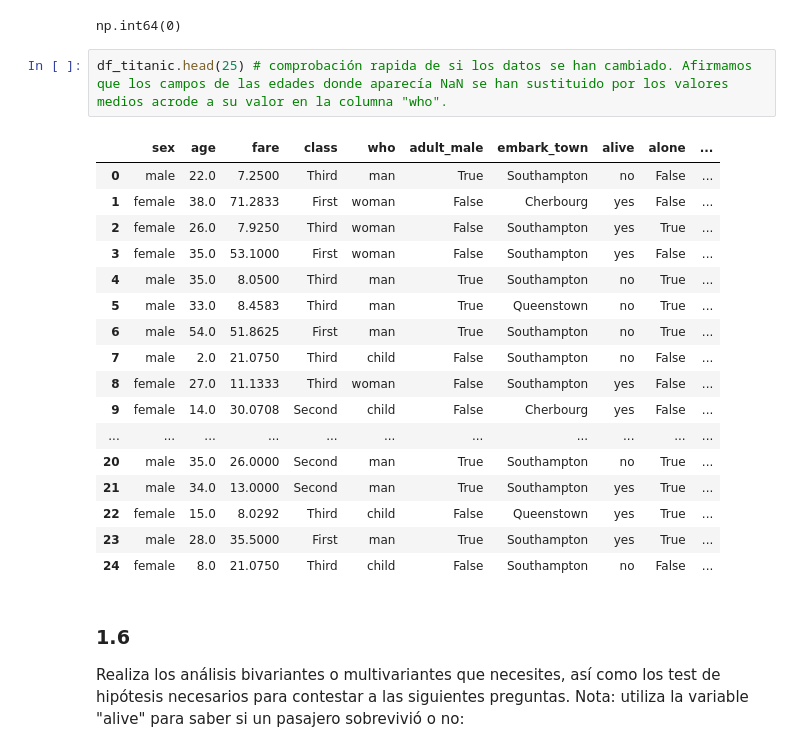
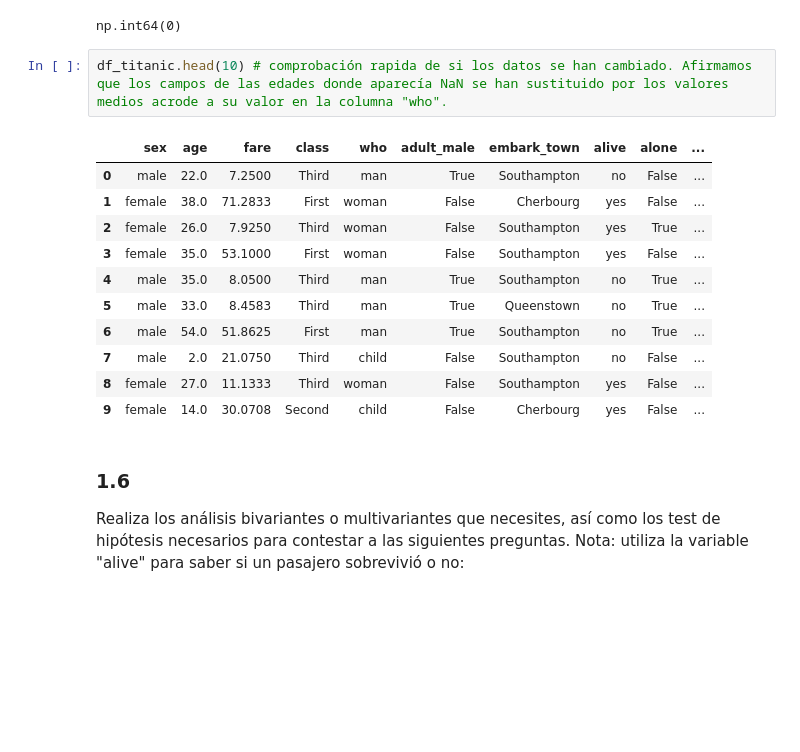
Before and after one commit to CristianZB-dev/MIS_PRACTICAS, a Jupyter notebook: 03_Analisis_de_Datos/Sprint_07/Unidad_02/Practica_Obligatoria/18_Practica_Obligatoria_Multivariante.ipynb, the cells around one changed output. Saved outputs shown, nothing was run; the diff lists cells and outputs as text; blank space fills up the shorter version.

```diff
--- a/03_Analisis_de_Datos/Sprint_07/Unidad_02/Practica_Obligatoria/18_Practica_Obligatoria_Multivariante.ipynb
+++ b/03_Analisis_de_Datos/Sprint_07/Unidad_02/Practica_Obligatoria/18_Practica_Obligatoria_Multivariante.ipynb
@@ -129,25 +129,19 @@ df_titanic['age'].isnull().sum() # calculamos el número total de valores nulos
 # %% [output]
 np.int64(0)
 # %%
-df_titanic.head(25) # comprobación rapida de si los datos se han cambiado. Afirmamos que los campos de las edades donde aparecía NaN se han sustituido por los valores medios acrode a su valor en la columna "who".
+df_titanic.head(10) # comprobación rapida de si los datos se han cambiado. Afirmamos que los campos de las edades donde aparecía NaN se han sustituido por los valores medios acrode a su valor en la columna "who".
 # %% [output]
 |  | sex | age | fare | class | who | adult_male | embark_town | alive | alone | ... |
 | 0 | male | 22.0 | 7.2500 | Third | man | True | Southampton | no | False | ... |
 | 1 | female | 38.0 | 71.2833 | First | woman | False | Cherbourg | yes | False | ... |
 | 2 | female | 26.0 | 7.9250 | Third | woman | False | Southampton | yes | True | ... |
 | 3 | female | 35.0 | 53.1000 | First | woman | False | Southampton | yes | False | ... |
 | 4 | male | 35.0 | 8.0500 | Third | man | True | Southampton | no | True | ... |
 | 5 | male | 33.0 | 8.4583 | Third | man | True | Queenstown | no | True | ... |
 | 6 | male | 54.0 | 51.8625 | First | man | True | Southampton | no | True | ... |
 | 7 | male | 2.0 | 21.0750 | Third | child | False | Southampton | no | False | ... |
 | 8 | female | 27.0 | 11.1333 | Third | woman | False | Southampton | yes | False | ... |
 | 9 | female | 14.0 | 30.0708 | Second | child | False | Cherbourg | yes | False | ... |
-| ... | ... | ... | ... | ... | ... | ... | ... | ... | ... | ... |
-| 20 | male | 35.0 | 26.0000 | Second | man | True | Southampton | no | True | ... |
-| 21 | male | 34.0 | 13.0000 | Second | man | True | Southampton | yes | True | ... |
-| 22 | female | 15.0 | 8.0292 | Third | child | False | Queenstown | yes | True | ... |
-| 23 | male | 28.0 | 35.5000 | First | man | True | Southampton | yes | True | ... |
-| 24 | female | 8.0 | 21.0750 | Third | child | False | Southampton | no | False | ... |
 # %% [markdown]
 ### 1.6
 
```
Also changed, not shown: parts of 53 cells of this notebook.
